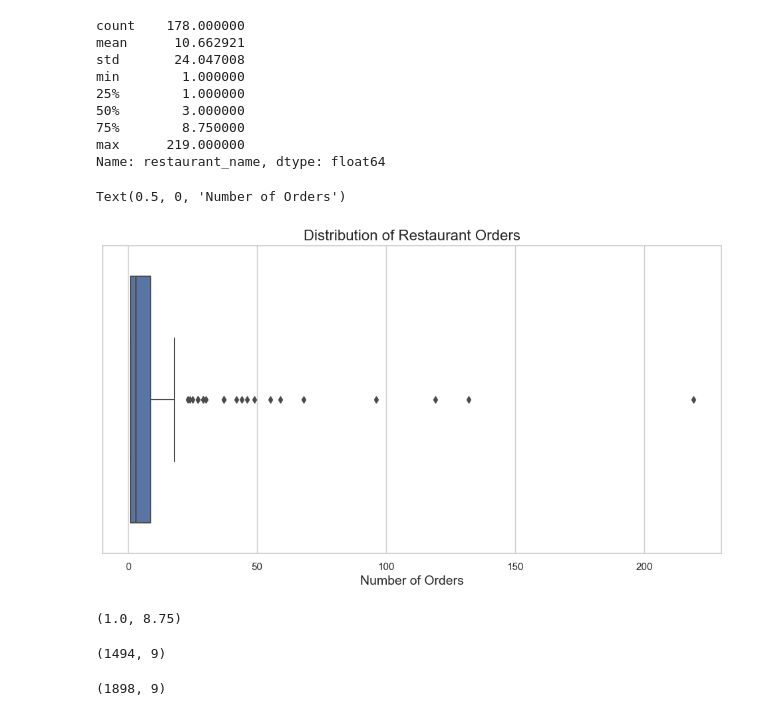
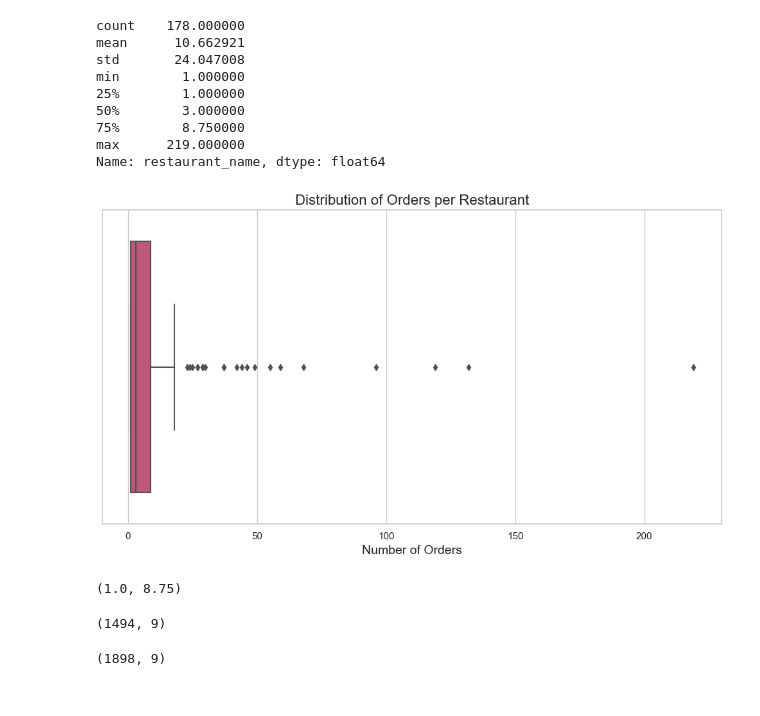
Before and after one commit to nszenoti/PYPG, a Jupyter notebook: projects/foodhub/foodhub_eda.ipynb, the cells around one changed output. Drawn from its saved outputs; the diff is of its cells as text; code cells hidden in the pictures.

```diff
--- a/projects/foodhub/foodhub_eda.ipynb
+++ b/projects/foodhub/foodhub_eda.ipynb
@@ -11,5 +11,8 @@ import seaborn as sns
 import warnings
 # To avoid clutter in the output, suppress warnings
 warnings.filterwarnings('ignore')
-# %%
-sns.set_style('whitegrid')
+# %%
+sns.set_style('whitegrid', {"grid.color": "#E2E0E0FF", "grid.linestyle": "--"})
+# todo: set style
+# set default fig size here
+# use (10, 6) for general & use (15, 5) for wider horizontal graphs
@@ -187,7 +231,7 @@ Index(['order_id', 'customer_id', 'restaurant_name', 'cuisine_type',
 ### Univairate Anaysis
 # %%
 # Set default figure size for all plots
-plt.rcParams['figure.figsize'] = (15, 5)
+plt.rcParams['figure.figsize'] = (10, 6)
 # %%
 sns.set_theme(style='whitegrid')
 # %%
@@ -262,15 +324,24 @@ min        1.000000
 max      219.000000
 Name: restaurant_name, dtype: float64
 # %%
-freqs = df[x].value_counts()
-# boxplot for freqs
-#plt.figure(figsize=(12, 6))
-sns.boxplot(x=freqs)
-plt.title('Distribution of Restaurant Orders', fontsize=16)
+# Calculate the frequencies (order counts) for each restaurant
+restaurant_order_counts = df['restaurant_name'].value_counts()
+
+# Set the figure size
+plt.figure(figsize=(10, 6))
+
+# Plot the boxplot for the frequencies
+sns.boxplot(x=restaurant_order_counts, palette='plasma')
+
+# Add a title and labels
+plt.title('Distribution of Orders per Restaurant', fontsize=16)
 plt.xlabel('Number of Orders', fontsize=14)
+
+# Show the plot
+plt.tight_layout()  # To avoid clipping of labels
+plt.show()
 # %% [output]
-Text(0.5, 0, 'Number of Orders')
-[figure, old version]
+[figure, new version]
 # %%
 def calc_iqr(ser):
     Q1 = ser.quantile(0.25)
@@ -281,10 +352,18 @@ calc_iqr(freqs)
 # %% [output]
 (1.0, 8.75)
-# %%
-# df count where freqs[restaurant_names] is greater than 10
-df[df['restaurant_name'].isin(freqs[freqs > 10].index)].shape
-# %% [output]
-(1494, 9)
+# %%
+# Step 1: Calculate the frequency of each restaurant in the original dataframe
+restaurant_counts = df['restaurant_name'].value_counts()
+
+# Step 2: Filter restaurants whose order count is more than 10
+restaurants_with_more_than_10_orders = restaurant_counts[restaurant_counts > 10].index
+
+# Step 3: Filter the original dataframe based on the above condition
+filtered_df = df[df['restaurant_name'].isin(restaurants_with_more_than_10_orders)]
+
+filtered_df.shape
+# %% [output]
+(1494, 9)
 # %%
 df.shape
 # %% [output]
```
Also changed, not shown: parts of 110 cells of this notebook, 5 other files.
